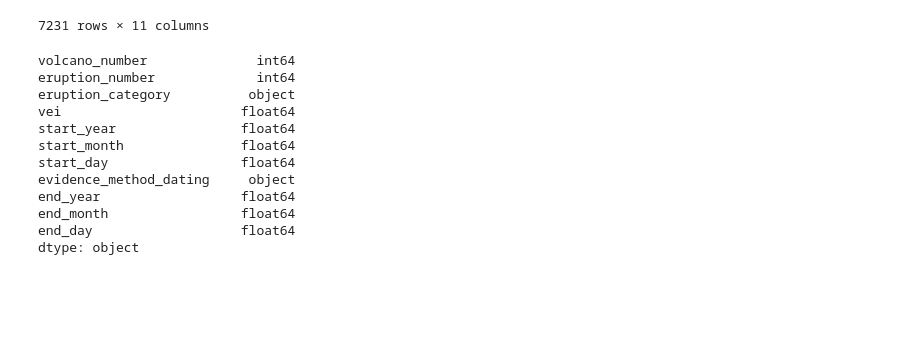
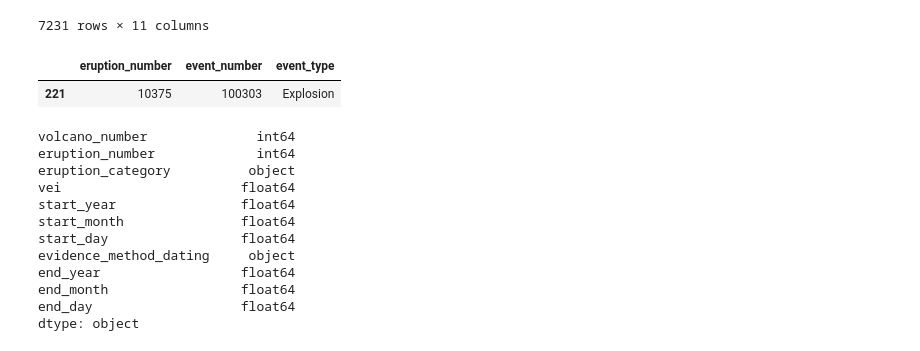
Before and after one commit to Crazyspaceman-hd/Project2_Volcanoes, a Jupyter notebook: data/cleaning_data.ipynb, the cells around one changed output. Saved outputs shown, nothing was run; the diff lists cells and outputs as text; code cells hidden in the pictures; blank space fills up the shorter version.

```diff
--- a/data/cleaning_data.ipynb
+++ b/data/cleaning_data.ipynb
@@ -70,0 +96,7 @@ eruption_data[eruption_data.isnull().any(axis=1)]
+# %%
+edata = pd.read_csv("eruptions.csv")
+event_data.loc[event_data['eruption_number']==10375]
+# [600000, 323170, 281030, 358059, 281020]
+# %% [output]
+|  | eruption_number | event_number | event_type |
+| 221 | 10375 | 100303 | Explosion |
```
Also changed, not shown: parts of 41 cells of this notebook, 7 other files.
